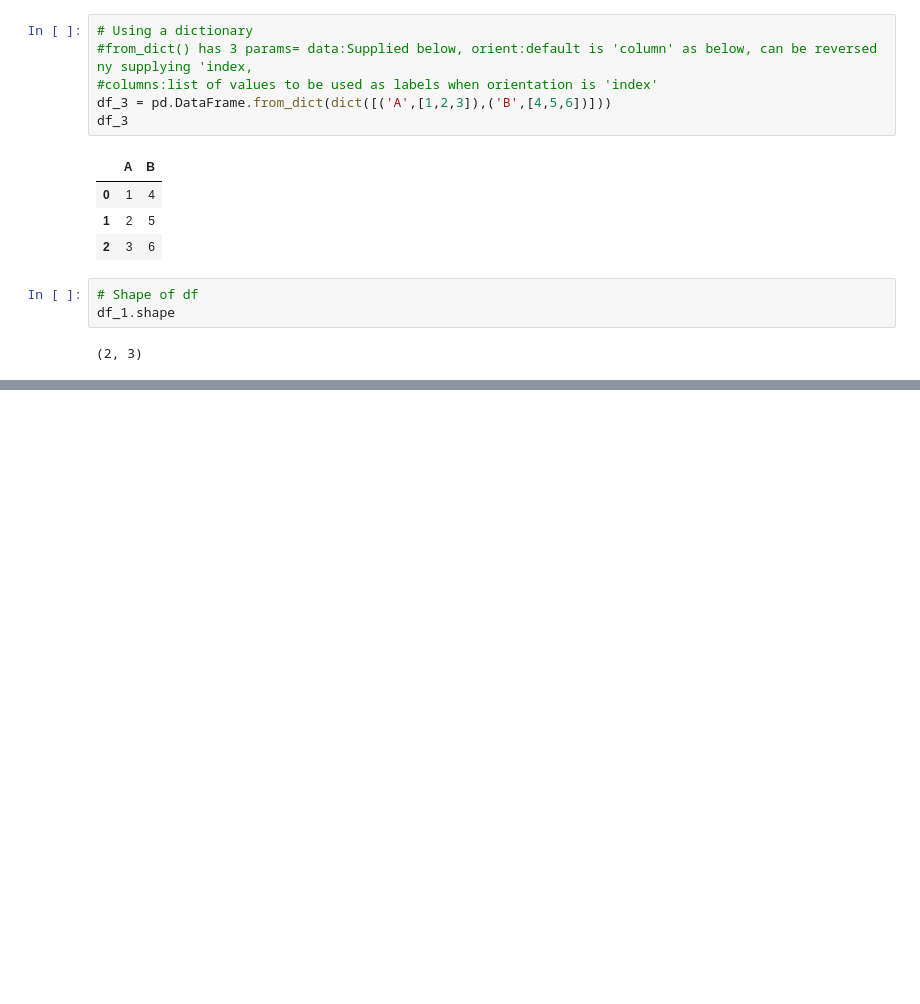
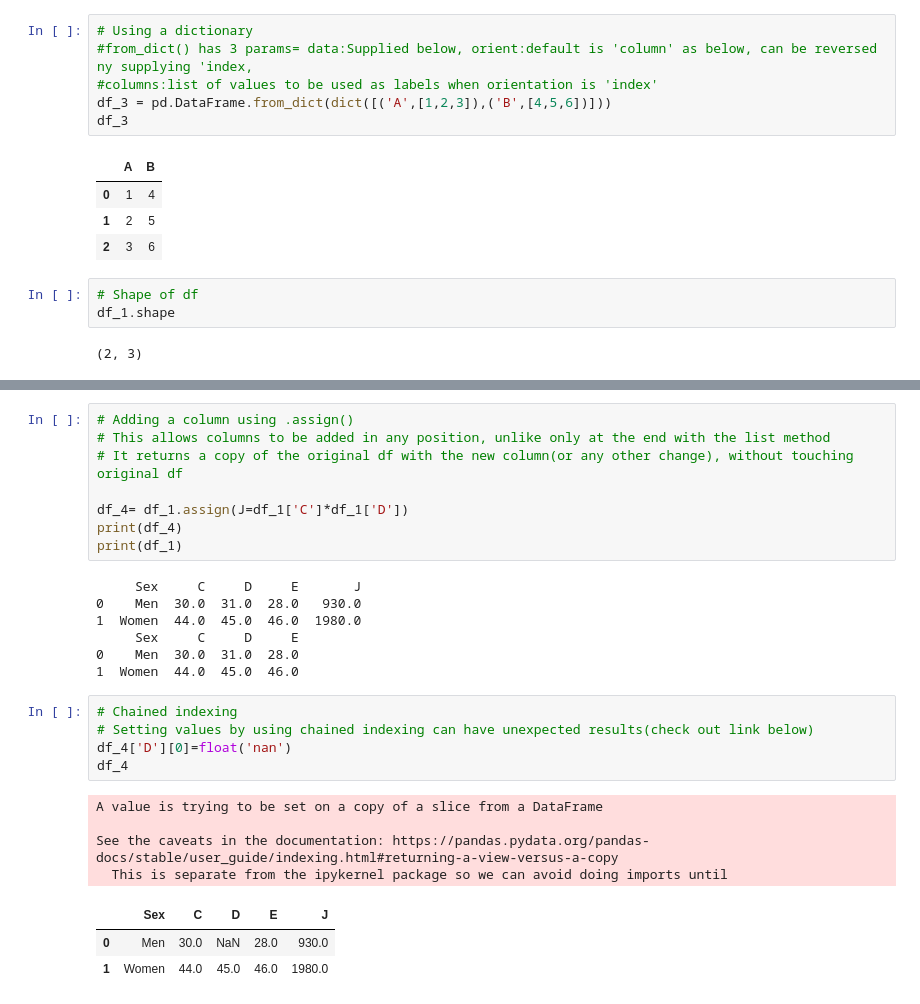
Before and after one commit to JP109/ML-Basics, a Jupyter notebook: Pandas.ipynb, the cells around one changed output, grey strips where cells are left out. Drawn from its saved outputs; the diff is of its cells as text; blank space fills up the shorter version.

```diff
--- a/Pandas.ipynb
+++ b/Pandas.ipynb
@@ -238 +237,29 @@ df_1
 | 1 | Women | 44.0 | 45.0 | 46.0 |
+# %%
+# Adding a column using .assign()
+# This allows columns to be added in any position, unlike only at the end with the list method
+# It returns a copy of the original df with the new column(or any other change), without touching original df
+
+df_4= df_1.assign(J=df_1['C']*df_1['D'])
+print(df_4)
+print(df_1)
+# %% [output]
+     Sex     C     D     E       J
+0    Men  30.0  31.0  28.0   930.0
+1  Women  44.0  45.0  46.0  1980.0
+     Sex     C     D     E
+0    Men  30.0  31.0  28.0
+1  Women  44.0  45.0  46.0
+# %%
+# Chained indexing
+# Setting values by using chained indexing can have unexpected results(check out link below)
+df_4['D'][0]=float('nan')
+df_4
+# %% [output]
+A value is trying to be set on a copy of a slice from a DataFrame
+
+See the caveats in the documentation: https://pandas.pydata.org/pandas-docs/stable/user_guide/indexing.html#returning-a-view-versus-a-copy
+  This is separate from the ipykernel package so we can avoid doing imports until
+|  | Sex | C | D | E | J |
+| 0 | Men | 30.0 | NaN | 28.0 | 930.0 |
+| 1 | Women | 44.0 | 45.0 | 46.0 | 1980.0 |
```
Also changed, not shown: parts of 24 cells of this notebook.
